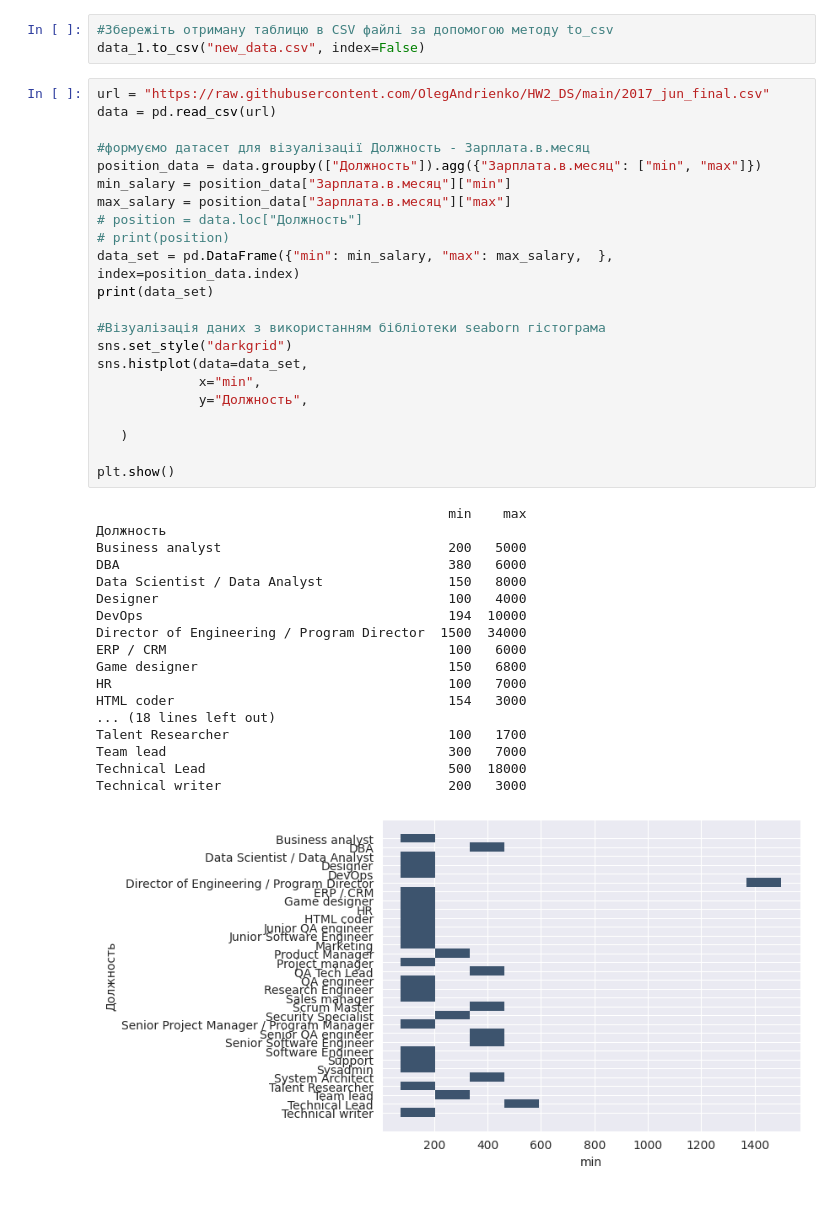
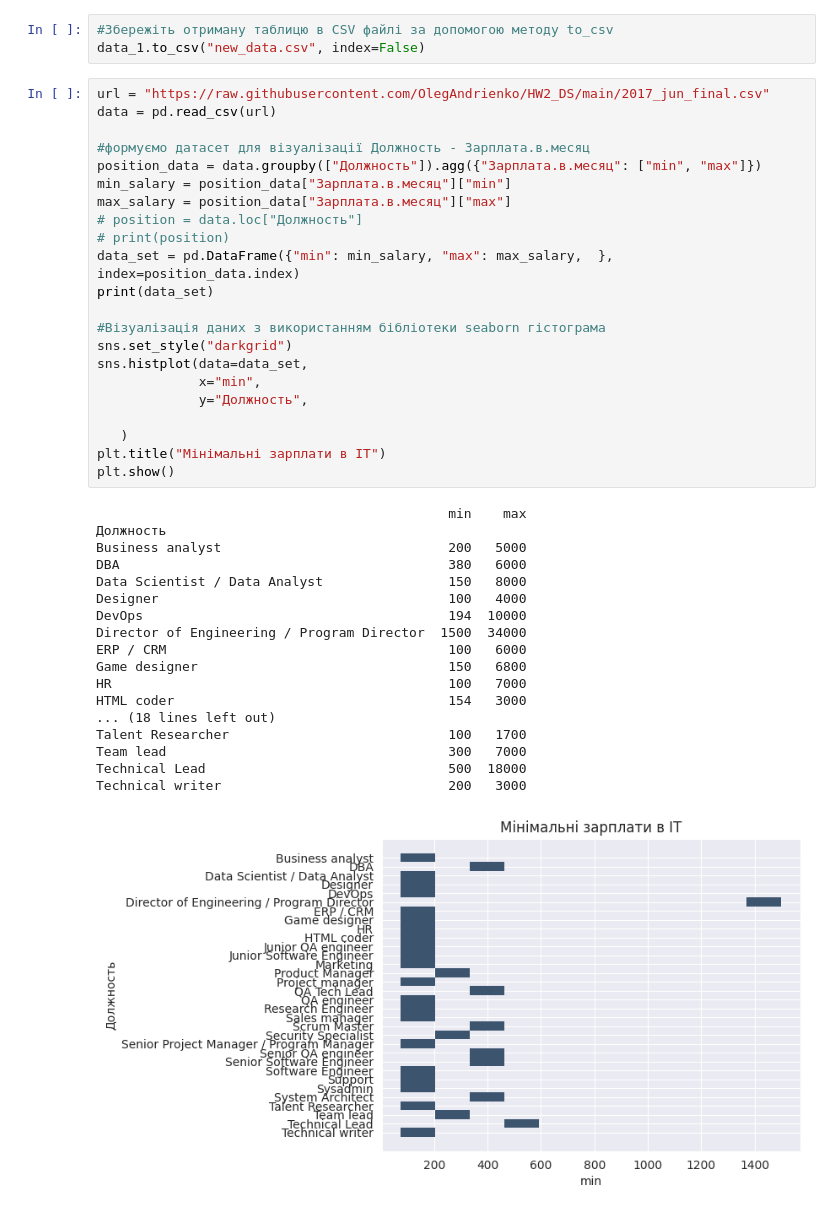
Before and after one commit to OlegAndrienko/HW2_DS, a Jupyter notebook: Hw2.2.ipynb, the cells around one changed output. Drawn from its saved outputs; the diff is of its cells as text.

```diff
--- a/Hw2.2.ipynb
+++ b/Hw2.2.ipynb
@@ -249,35 +255,35 @@ max_salary = position_data["Зарплата.в.месяц"]["max"]
 # print(position)
 data_set = pd.DataFrame({"min": min_salary, "max": max_salary,  },  index=position_data.index)
 print(data_set)
 
 #Візуалізація даних з використанням бібліотеки seaborn гістограма
 sns.set_style("darkgrid")
 sns.histplot(data=data_set,
              x="min",
              y="Должность",
 
    )
-
+plt.title("Мінімальні зарплати в ІТ")
 plt.show()
 # %% [output]
                                              min    max
 Должность
 Business analyst                             200   5000
 DBA                                          380   6000
 Data Scientist / Data Analyst                150   8000
 Designer                                     100   4000
 DevOps                                       194  10000
 Director of Engineering / Program Director  1500  34000
 ERP / CRM                                    100   6000
 Game designer                                150   6800
 HR                                           100   7000
 HTML coder                                   154   3000
 ... (18 lines left out)
 Talent Researcher                            100   1700
 Team lead                                    300   7000
 Technical Lead                               500  18000
 Technical writer                             200   3000
-[figure, old version]
+[figure, new version]
 # %%
 url = "https://raw.githubusercontent.com/OlegAndrienko/HW2_DS/main/2017_jun_final.csv"
 data = pd.read_csv(url)
```
Also changed, not shown: parts of 4 cells of this notebook.
